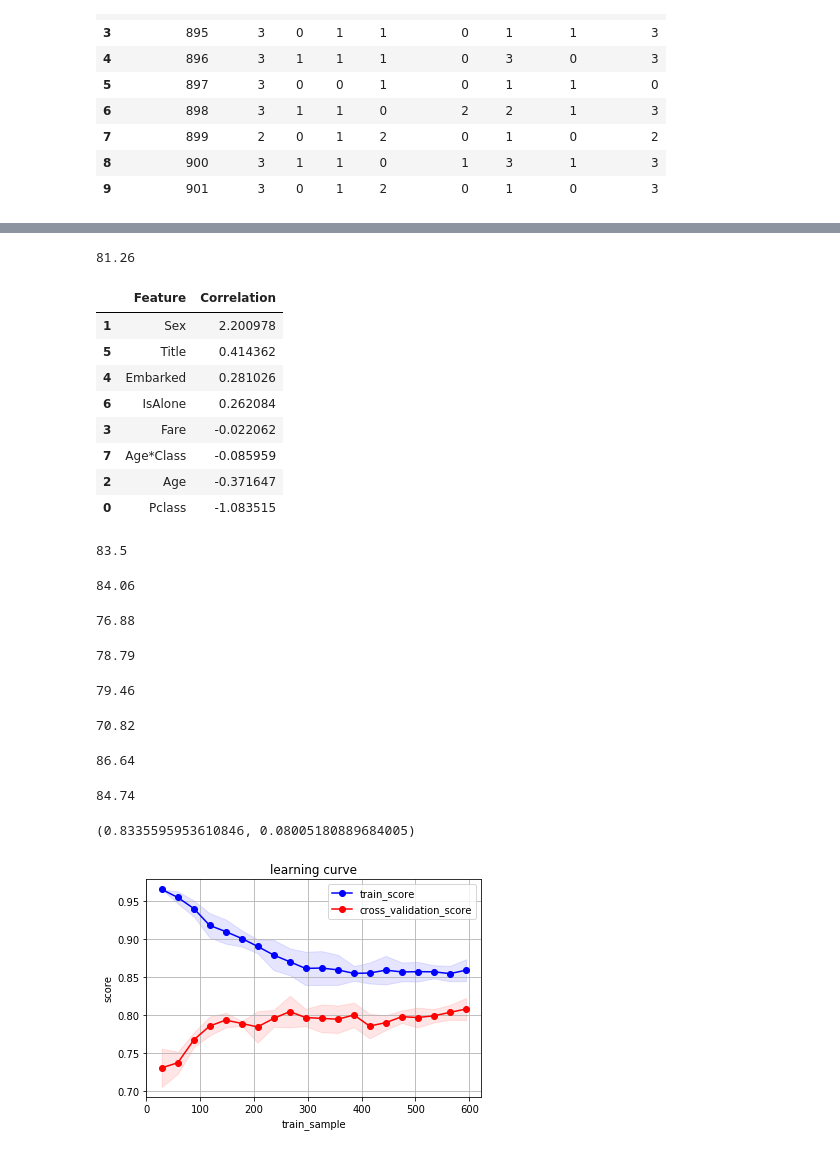
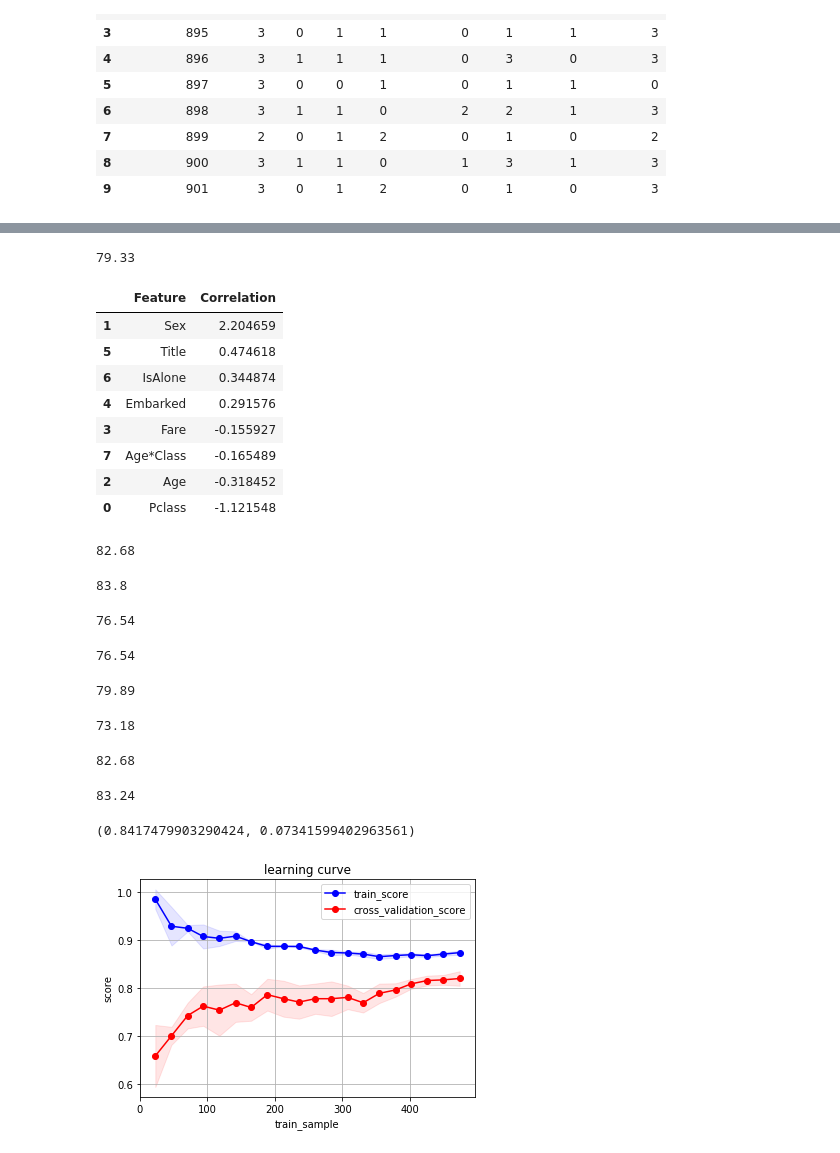
Before and after one commit to qibinjin/Python-, a Jupyter notebook: Titannic.ipynb, the cells around one changed output, grey strips where cells are left out. Drawn from its saved outputs; the diff is of its cells as text; code cells hidden in the pictures.

```diff
--- a/Titannic.ipynb
+++ b/Titannic.ipynb
@@ -445,8 +460,11 @@ test_df.head(10)
 | 8 | 900 | 3 | 1 | 1 | 0 | 1 | 3 | 1 | 3 |
 | 9 | 901 | 3 | 0 | 1 | 2 | 0 | 1 | 0 | 3 |
 # %%
-X_train = train_df.drop("Survived", axis=1)
-Y_train = train_df["Survived"]
-X_test  = test_df.drop("PassengerId", axis=1).copy()
-X_train.shape, Y_train.shape, X_test.shape
+from sklearn.model_selection import train_test_split
+X_all = train_df.drop("Survived", axis=1)
+Y_all = train_df["Survived"]
+num_test = 0.2
+
+X_train, X_test,Y_train, Y_test = train_test_split(X_all,Y_all,test_size=num_test)
+X_train.shape,Y_train.shape
 # %% [output]
@@ -455,10 +473,10 @@ X_train.shape, Y_train.shape, X_test.shape
 logreg = LogisticRegression()
 logreg.fit(X_train, Y_train)
 Y_pred = logreg.predict(X_test)
-acc_log = round(logreg.score(X_train, Y_train) * 100, 2)
+acc_log = round(logreg.score(X_test, Y_test) * 100, 2)
 acc_log
 # %% [output]
-81.26
+79.33
 # %%
 coeff_df = pd.DataFrame(train_df.columns.delete(0))
 coeff_df.columns = ['Feature']
@@ -467,83 +485,83 @@ coeff_df["Correlation"] = pd.Series(logreg.coef_[0])
 coeff_df.sort_values(by='Correlation', ascending=False)
 # %% [output]
 |  | Feature | Correlation |
-| 1 | Sex | 2.200978 |
-| 5 | Title | 0.414362 |
-| 4 | Embarked | 0.281026 |
-| 6 | IsAlone | 0.262084 |
-| 3 | Fare | -0.022062 |
-| 7 | Age*Class | -0.085959 |
-| 2 | Age | -0.371647 |
-| 0 | Pclass | -1.083515 |
+| 1 | Sex | 2.204659 |
+| 5 | Title | 0.474618 |
+| 6 | IsAlone | 0.344874 |
+| 4 | Embarked | 0.291576 |
+| 3 | Fare | -0.155927 |
+| 7 | Age*Class | -0.165489 |
+| 2 | Age | -0.318452 |
+| 0 | Pclass | -1.121548 |
 # %%
 svc = SVC()
 svc.fit(X_train, Y_train)
 Y_pred = svc.predict(X_test)
-acc_svc = round(svc.score(X_train, Y_train) * 100, 2)
+acc_svc = round(svc.score(X_test, Y_test) * 100, 2)
 acc_svc
 # %% [output]
-83.5
+82.68
 # %%
 knn = KNeighborsClassifier(n_neighbors = 3)
 knn.fit(X_train, Y_train)
 Y_pred = knn.predict(X_test)
-acc_knn = round(knn.score(X_train, Y_train) * 100, 2)
+acc_knn = round(knn.score(X_test, Y_test) * 100, 2)
 acc_knn
 # %% [output]
-84.06
+83.8
 # %%
 gaussian = GaussianNB()
 gaussian.fit(X_train, Y_train)
 Y_pred = gaussian.predict(X_test)
-acc_gaussian = round(gaussian.score(X_train, Y_train) * 100, 2)
+acc_gaussian = round(gaussian.score(X_test, Y_test) * 100, 2)
 acc_gaussian
 # %% [output]
-76.88
+76.54
 # %%
 
 perceptron = Perceptron()
 perceptron.fit(X_train, Y_train)
 Y_pred = perceptron.predict(X_test)
-acc_perceptron = round(perceptron.score(X_train, Y_train) * 100, 2)
+acc_perceptron = round(perceptron.score(X_test, Y_test) * 100, 2)
 acc_perceptron
 # %% [output]
-78.79
+76.54
 # %%
 linear_svc = LinearSVC()
 linear_svc.fit(X_train, Y_train)
 Y_pred = linear_svc.predict(X_test)
-acc_linear_svc = round(linear_svc.score(X_train, Y_train) * 100, 2)
+acc_linear_svc = round(linear_svc.score(X_test, Y_test) * 100, 2)
 acc_linear_svc
 # %% [output]
-79.46
+79.89
 # %%
 sgd = SGDClassifier()
 sgd.fit(X_train, Y_train)
 Y_pred = sgd.predict(X_test)
-acc_sgd = round(sgd.score(X_train, Y_train) * 100, 2)
+acc_sgd = round(sgd.score(X_test, Y_test) * 100, 2)
 acc_sgd
 # %% [output]
-70.82
+73.18
 # %%
 decision_tree = DecisionTreeClassifier()
 decision_tree.fit(X_train, Y_train)
-Y_pred = decision_tree.predict(X_test)
-acc_decision_tree = round(decision_tree.score(X_train, Y_train) * 100, 2)
+Y_pred = decision_tree.predict(test_df.drop('PassengerId', axis =1))
+acc_decision_tree = round(decision_tree.score(X_test, Y_test) * 100, 2)
 acc_decision_tree
 # %% [output]
-86.64
+82.68
 # %%
 from sklearn.ensemble import GradientBoostingClassifier
-random_forest = GradientBoostingClassifier()
+random_forest = GradientBoostingClassifier(n_estimators = 100,learning_rate = 0.5)
 
 random_forest.fit(X_train,Y_train)
 
-Y_pred = random_forest.predict(X_test)
-random_forest.score(X_train, Y_train)
-acc_random_forest = round(random_forest.score(X_train, Y_train) * 100, 2)
+Y_pred = random_forest.predict(test_df.drop('PassengerId', axis =1))
+# random_forest.score(X_test, Y_test)
+acc_random_forest = round(random_forest.score(X_test, Y_test) * 100, 2)
 acc_random_forest
 # %% [output]
-84.74
+83.24
 # %%
 from sklearn.ensemble import GradientBoostingClassifier
 def plot_learning_curve(estimator, title, X, y, ylim=None, cv=None, n_jobs=1, train_sizes=np.linspace(.05, 1., 20), verbose=0, plot=True):
@@ -569,34 +587,34 @@ def plot_learning_curve(estimator, title, X, y, ylim=None, cv=None, n_jobs=1, tr
 
     if plot:
         plt.figure()
         plt.title(title)
         if ylim is not None:
             plt.ylim(*ylim)
         plt.xlabel(u"train_sample")
         plt.ylabel(u"score")
 #         plt.gca().invert_yaxis()
         plt.grid()
 
         plt.fill_between(train_sizes, train_scores_mean - train_scores_std, train_scores_mean + train_scores_std,
                          alpha=0.1, color="b")
         plt.fill_between(train_sizes, test_scores_mean - test_scores_std, test_scores_mean + test_scores_std,
                          alpha=0.1, color="r")
         plt.plot(train_sizes, train_scores_mean, 'o-', color="b", label=u"train_score")
         plt.plot(train_sizes, test_scores_mean, 'o-', color="r", label=u"cross_validation_score")
 
         plt.legend(loc="best")
 
 #         plt.draw()
 #         plt.show()
 #         plt.gca().invert_yaxis()
 #         plt.savefig("learn_curve.png")
 
     midpoint = ((train_scores_mean[-1] + train_scores_std[-1]) + (test_scores_mean[-1] - test_scores_std[-1])) / 2
     diff = (train_scores_mean[-1] + train_scores_std[-1]) - (test_scores_mean[-1] - test_scores_std[-1])
     return midpoint, diff
-train_sizes, train_scores, test_scores=learning_curve(GradientBoostingClassifier(),X_train,Y_train,cv=5)
+train_sizes, train_scores, test_scores=learning_curve(GradientBoostingClassifier(n_estimators = 100,learning_rate = 0.4,max_features = 'auto'),X_train,Y_train,cv=5)
 
-plot_learning_curve(GradientBoostingClassifier(), u"learning curve", X_train, Y_train)
+plot_learning_curve(GradientBoostingClassifier(n_estimators = 100,learning_rate = 0.4,max_features = 'auto'), u"learning curve", X_train, Y_train)
 # %% [output]
-(0.8335595953610846, 0.08005180889684005)
+(0.8417479903290424, 0.07341599402963561)
-[figure, old version]
+[figure, new version]
```
Also changed, not shown: parts of 13 cells of this notebook, 10 other files.
